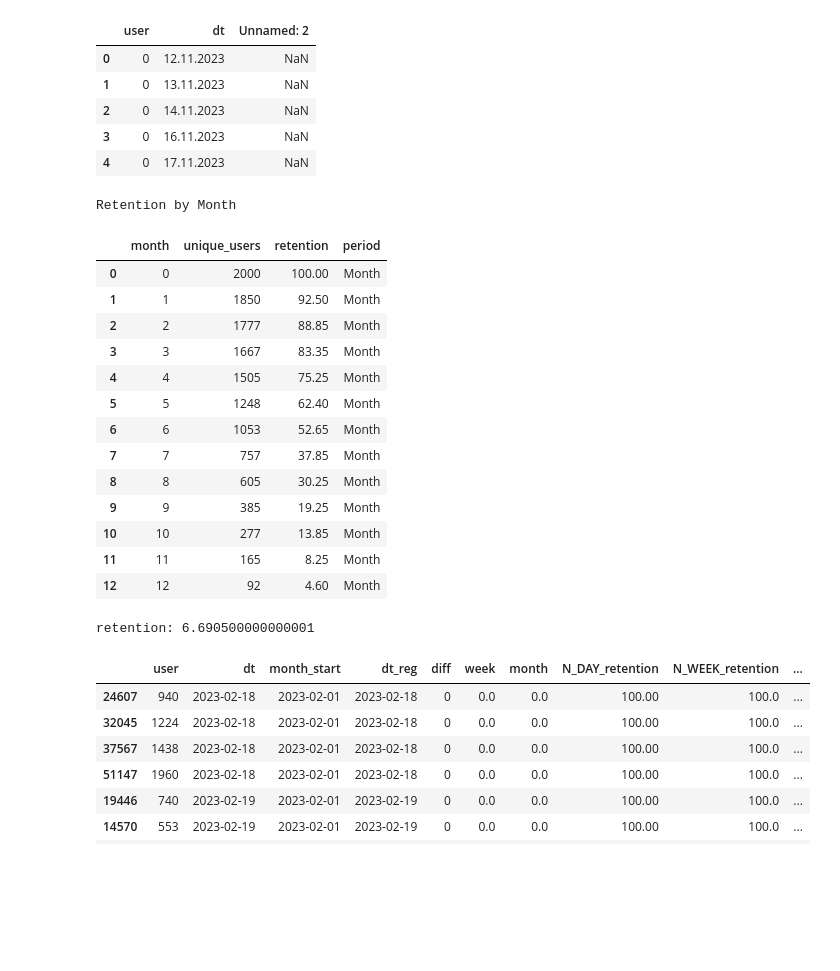
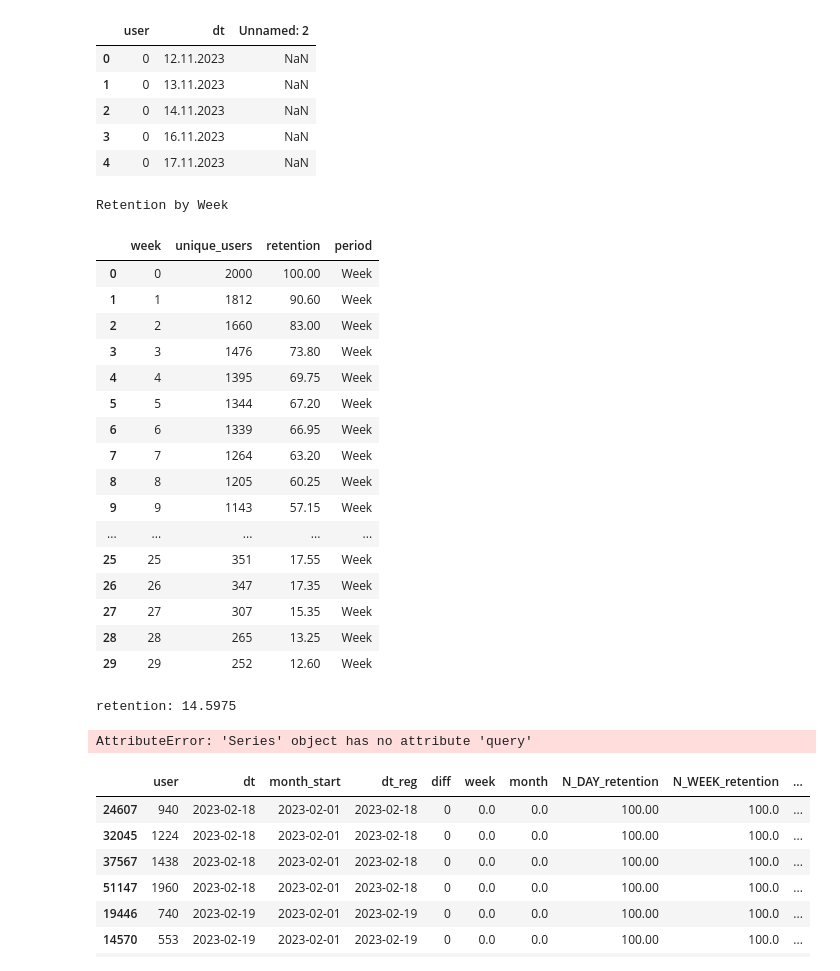
Before and after one commit to Putinka1993/Simulate, a Jupyter notebook: Metrics/free_space.ipynb, the cells around one changed output. Cells and saved outputs as stored; diff of their text form; code cells hidden in the pictures; blank space fills up the shorter version.

```diff
--- a/Metrics/free_space.ipynb
+++ b/Metrics/free_space.ipynb
@@ -55,7 +55,7 @@ users_filter['N_MONTH_retention'] = users_filter.groupby('month')['user'].transf
 
 
 # 🔹🔹🔹 Универсальная переменная для переключения периода 🔹🔹🔹
-period = 'month'     # варианты: 'day', 'week', 'month'
+period = 'week'     # варианты: 'day', 'week', 'month'
 
 
 # --- выбираем колонку и подписи в зависимости от периода ---
@@ -64,50 +64,58 @@ if period == 'day':
     period_name = 'Day'
 elif period == 'week':
     idx_col = 'week'
     period_name = 'Week'
 elif period == 'month':
     idx_col = 'month'
     period_name = 'Month'
 else:
     raise ValueError("period must be 'day', 'week', or 'month'")
 
 
 # --- создаем универсальный pivot ---
 pivot = (
     users_filter
     .groupby(idx_col, as_index=False)['user']
     .nunique()
     .rename(columns={'user': 'unique_users'})
 )
 
 pivot['retention'] = pivot['unique_users'] / all_users * 100
 pivot['period'] = period_name  # добавляем столбец для понятного вывода
 
 # --- создаем полный диапазон индексов ---
 full_range = pd.DataFrame({idx_col: range(int(pivot[idx_col].min()), int(pivot[idx_col].max()) + 1)})
 pivot_full = full_range.merge(pivot, on=idx_col, how='left')
 
 # --- вывод ---
 print(f"Retention by {period_name}")
-display(pivot_full.head(20))
+display(pivot_full.head(30))
 print(f'retention: {pivot_full['retention'].sum() / 100}')
 # %% [output]
-Retention by Month
+Retention by Week
-|  | month | unique_users | retention | period |
-| 0 | 0 | 2000 | 100.00 | Month |
-| 1 | 1 | 1850 | 92.50 | Month |
-| 2 | 2 | 1777 | 88.85 | Month |
-| 3 | 3 | 1667 | 83.35 | Month |
-| 4 | 4 | 1505 | 75.25 | Month |
-| 5 | 5 | 1248 | 62.40 | Month |
-| 6 | 6 | 1053 | 52.65 | Month |
-| 7 | 7 | 757 | 37.85 | Month |
-| 8 | 8 | 605 | 30.25 | Month |
-| 9 | 9 | 385 | 19.25 | Month |
-| 10 | 10 | 277 | 13.85 | Month |
-| 11 | 11 | 165 | 8.25 | Month |
-| 12 | 12 | 92 | 4.60 | Month |
+|  | week | unique_users | retention | period |
+| 0 | 0 | 2000 | 100.00 | Week |
+| 1 | 1 | 1812 | 90.60 | Week |
+| 2 | 2 | 1660 | 83.00 | Week |
+| 3 | 3 | 1476 | 73.80 | Week |
+| 4 | 4 | 1395 | 69.75 | Week |
+| 5 | 5 | 1344 | 67.20 | Week |
+| 6 | 6 | 1339 | 66.95 | Week |
+| 7 | 7 | 1264 | 63.20 | Week |
+| 8 | 8 | 1205 | 60.25 | Week |
+| 9 | 9 | 1143 | 57.15 | Week |
+| ... | ... | ... | ... | ... |
+| 25 | 25 | 351 | 17.55 | Week |
+| 26 | 26 | 347 | 17.35 | Week |
+| 27 | 27 | 307 | 15.35 | Week |
+| 28 | 28 | 265 | 13.25 | Week |
+| 29 | 29 | 252 | 12.60 | Week |
-retention: 6.690500000000001
+retention: 14.5975
+# %%
+users_filter.groupby('diff')['user'].nunique().query('14 < diff < 15')
+# pivot_full.query('13 < diff < 16')['unique_users'].nunique
+# %% [output]
+AttributeError: 'Series' object has no attribute 'query'
 # %%
 # 25 minutes
 users_filter.sort_values(by='dt', ascending=True).head(20)
```
Also changed, not shown: parts of 2 cells of this notebook.
